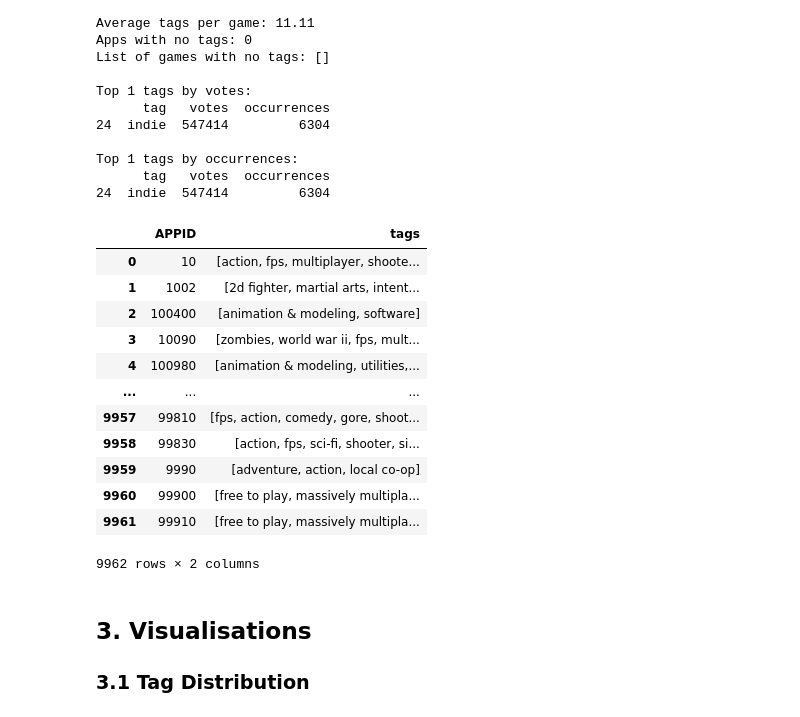
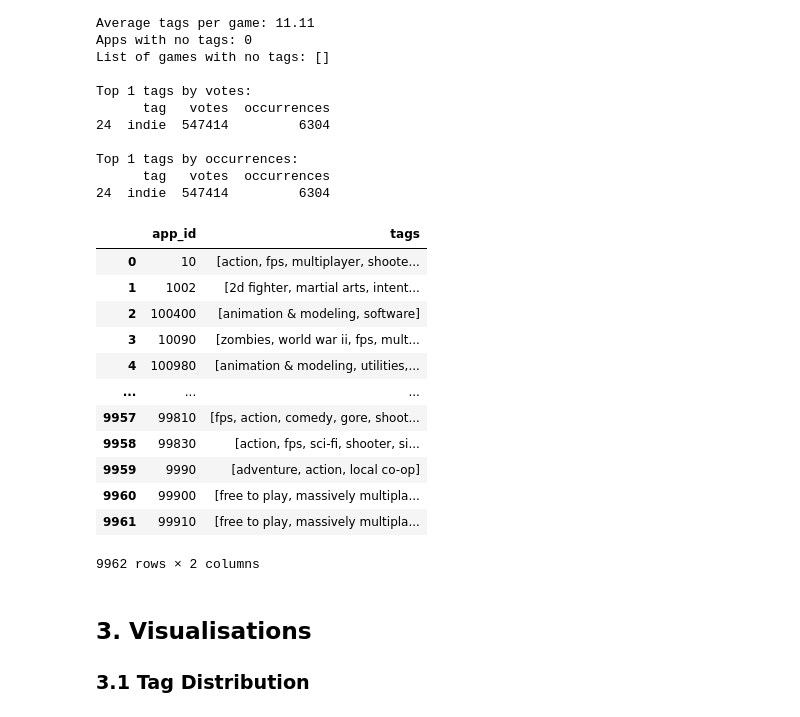
Before and after one commit to JorisVlaar/NLP_Project_Group_36, a Jupyter notebook: tags.ipynb, the cells around one changed output. Saved outputs shown, nothing was run; the diff lists cells and outputs as text; code cells hidden in the pictures.

```diff
--- a/tags.ipynb
+++ b/tags.ipynb
@@ -171,23 +175,23 @@ Top 1 tags by occurrences:
 # %%
 def filter_rare_tags_by_game(tagGamesDF, tagCountsDF, min_count=1, max_count=7000):
     tags_df = tagGamesDF.copy()
     # Keep tags within the occurrence thresholds
     allowed_tags = set(tagCountsDF.loc[
         (tagCountsDF['occurrences'] >= min_count) & (tagCountsDF['occurrences'] <= max_count),
         'tag'
     ])
 
     # Filter tags per game
     tags_df['tags'] = tags_df['tags'].apply(lambda lst: [tag for tag in lst if tag in allowed_tags])
 
     # Drop games with no tags left
-    tags_df = tags_df[tags_df['tags'].map(len) > 0].reset_index(drop=True)
+    tags_df = tags_df[tags_df['tags'].map(len) > 0]
 
     return tags_df
 
 filter_rare_tags_by_game(tagGamesDF, tagCountsDF)
 # %% [output]
-|  | APPID | tags |
+|  | app_id | tags |
 | 0 | 10 | [action, fps, multiplayer, shoote... |
 | 1 | 1002 | [2d fighter, martial arts, intent... |
 | 2 | 100400 | [animation & modeling, software] |
```
Also changed, not shown: parts of 2 cells of this notebook, 3 other files.
